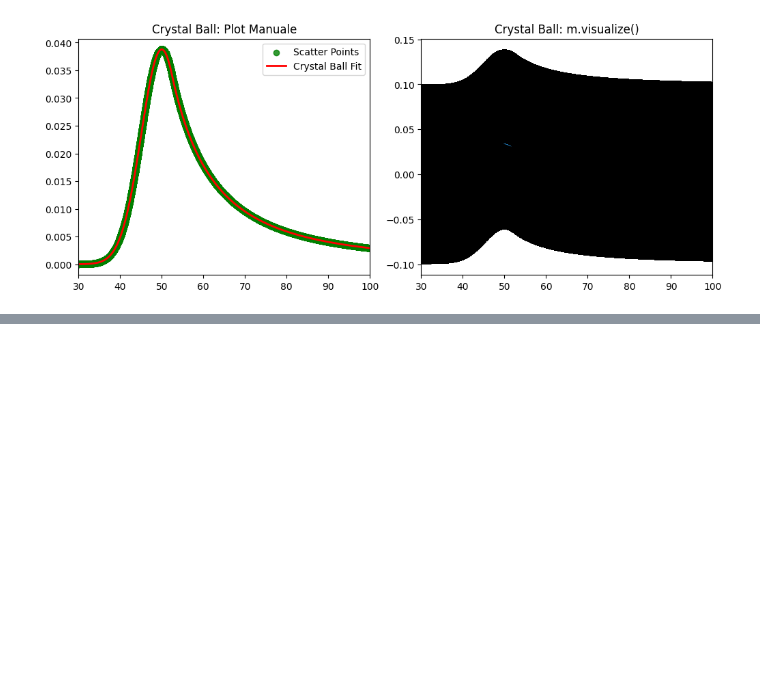
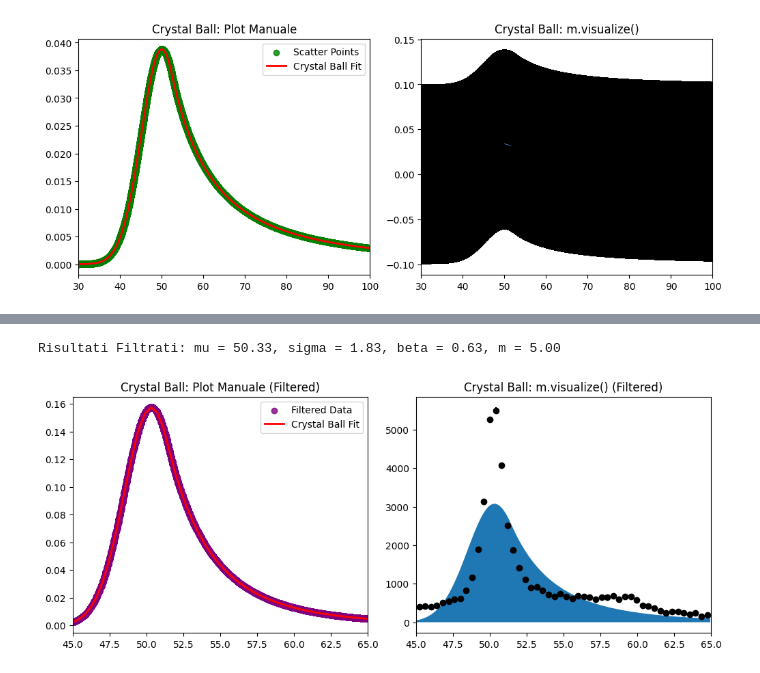
Before and after one commit to riccardocanterini-cyber/Tesi, a Jupyter notebook: Fit_Dati.ipynb, the cells around one changed output, grey strips where cells are left out. Cells and saved outputs as stored; diff of their text form; code cells hidden in the pictures; blank space fills up the shorter version.

```diff
--- a/Fit_Dati.ipynb
+++ b/Fit_Dati.ipynb
@@ -224,0 +267,33 @@ Risultati: mu = 50.00, sigma = 4.90, beta = 0.50, m = 2.00
+# %%
+#Ora proviamo a eliminaRE i dati minori di 45 e maggiori di 65 e vediamo se lookkano meglio
+#Riproviamo prima con Unbinned e poi li binniamo
+
+xp_filtered = [x for x in xp if 45 < x < 65]
+
+filtered_nll = UnbinnedNLL(xp_filtered, cb_pdf)
+fit_filtered = Minuit(filtered_nll, mu=50, sigma=5, beta=0.5, m=2)
+fit_filtered.limits["mu"] = (30, 100)
+fit_filtered.limits["sigma"] = (0, 20)
+fit_filtered.limits["beta"] = (0.1, 5)
+fit_filtered.limits["m"] = (1.5, 5)
+fit_filtered.migrad()
+print(f"Risultati Filtrati: mu = {fit_filtered.values['mu']:.2f}, "f"sigma = {fit_filtered.values['sigma']:.2f}, "f"beta = {fit_filtered.values['beta']:.2f}, "f"m = {fit_filtered.values['m']:.2f}")
+
+fig, ax = plt.subplots(1, 2, figsize=(10, 4), sharex=True, constrained_layout=True)
+plt.sca(ax[0])
+plt.title("Crystal Ball: Plot Manuale (Filtered)")
+plt.scatter(xp_filtered, [cb_pdf(xi, *fit_filtered.values) for xi in xp_filtered], color="purple", alpha=0.8, label="Dati Filtrati")
+x_fit = np.linspace(45, 65, 50)
+y_fit = cb_pdf(x_fit, *fit_filtered.values)
+plt.plot(x_fit, y_fit, color="red", alpha=1, linewidth=2, label="Crystal Ball Fit")
+plt.xlim(45, 65)
+plt.legend()
+
+plt.sca(ax[1])
+plt.title("Crystal Ball: m.visualize() (Filtered)")
+fit_filtered.visualize()
+plt.xlim(45, 65)
+plt.show()
+# %% [output]
+Risultati Filtrati: mu = 50.33, sigma = 1.83, beta = 0.63, m = 5.00
+[figure, added]
```
Also changed, not shown: parts of 6 cells of this notebook.
